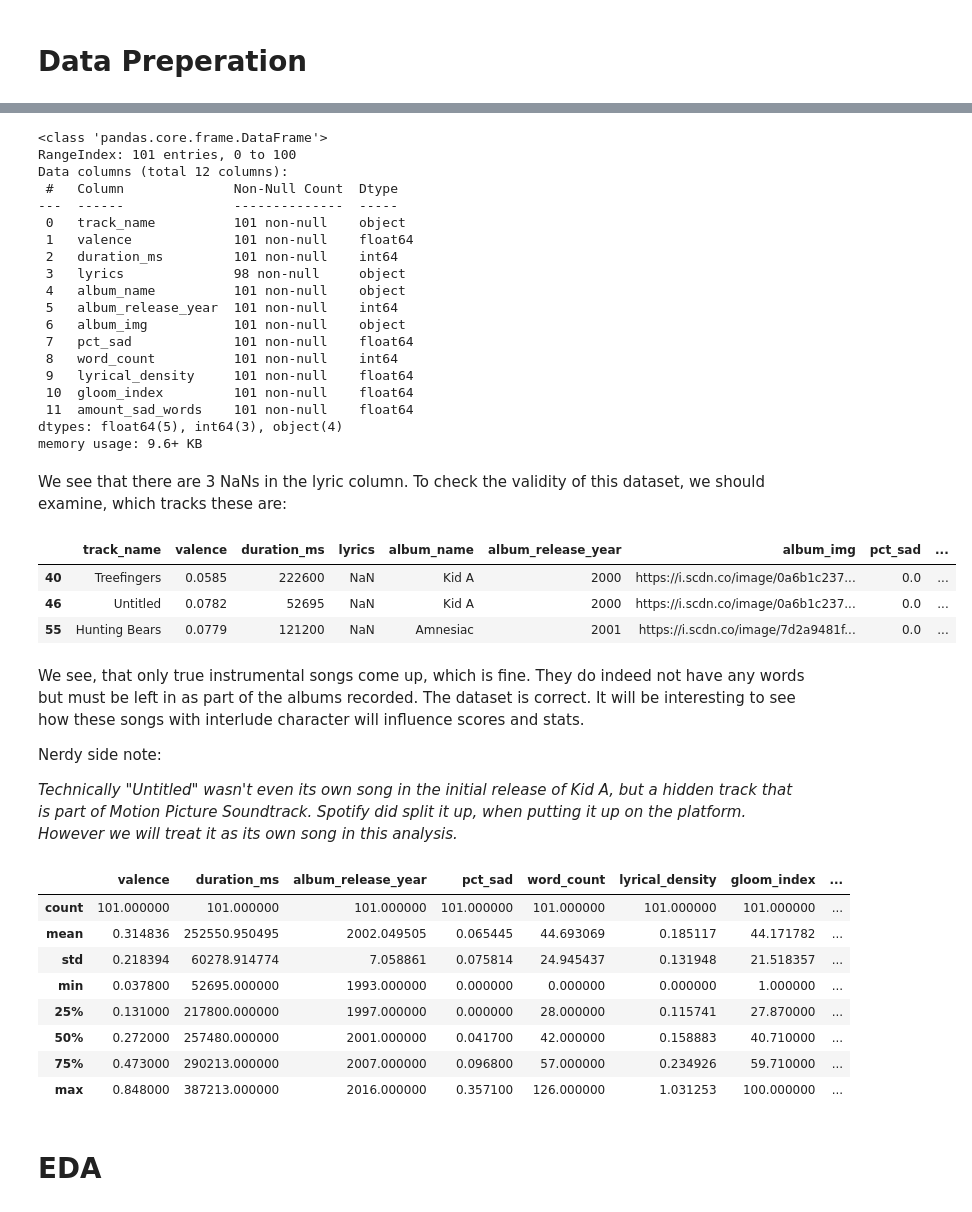
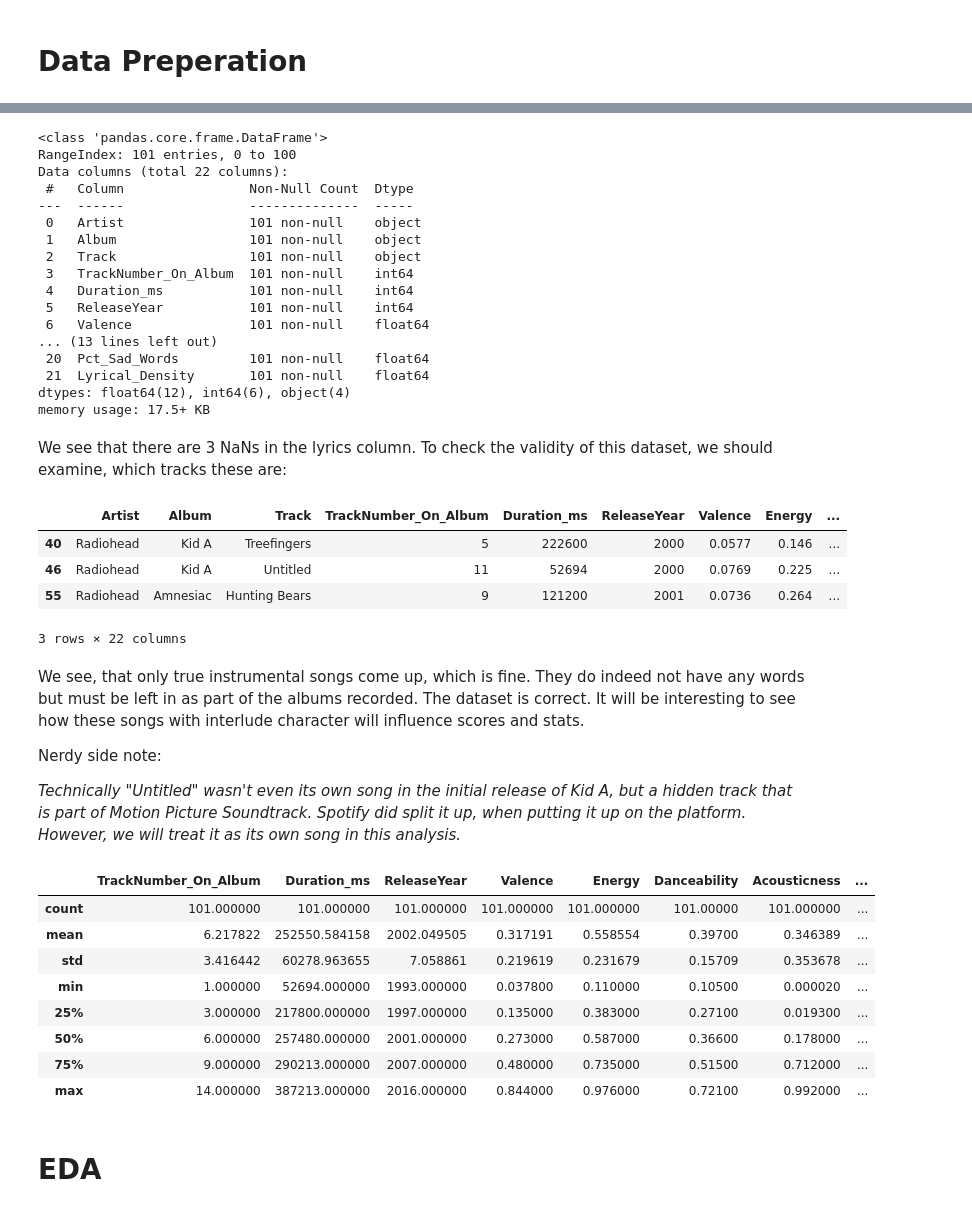
Before and after one commit to TobiasBergerData/The-Radiohead-Project, a Jupyter notebook: Radiohead.ipynb, the cells around one changed output, grey strips where cells are left out. Drawn from its saved outputs; the diff is of its cells as text; code cells hidden in the pictures.

```diff
--- a/Radiohead.ipynb
+++ b/Radiohead.ipynb
@@ -30,11 +28,14 @@ init_notebook_mode(connected=True)
 # %%
 #Loading the data
 
-df_radiohead = pd.read_csv(r'C:\Users\tobia\OneDrive\Desktop\radiohead.csv',
+url = 'https://raw.githubusercontent.com/TobiasBergerData/The-Radiohead-Project/main/radiohead_with_sentiment.csv'
+#url = 'https://raw.githubusercontent.com/TobiasBergerData/The-Radiohead-Project/main/radiohead_with_sentiment_spacy.csv'
+#url = 'https://raw.githubusercontent.com/TobiasBergerData/The-Radiohead-Project/main/radiohead_with_sentiment_gensim.csv'
+#url = 'https://raw.githubusercontent.com/TobiasBergerData/The-Radiohead-Project/main/radiohead_with_sentiment_scikitlearn.csv'
+
+df_radiohead = pd.read_csv( url,
                         sep=',',
                         index_col=False,
                         skipinitialspace=True,
-                        encoding='cp1252')
-
-df_radiohead['amount_sad_words'] = round(df_radiohead['word_count'] * df_radiohead['pct_sad'])
-df_radiohead
+                        encoding='cp1252',
+                        )
@@ -55,57 +42,56 @@ df_radiohead
 # %%
-#Checking the database
+#Checking the data
 
 df_radiohead.info()
 # %% [output]
 <class 'pandas.core.frame.DataFrame'>
 RangeIndex: 101 entries, 0 to 100
-Data columns (total 12 columns):
- #   Column              Non-Null Count  Dtype
----  ------              --------------  -----
- 0   track_name          101 non-null    object
- 1   valence             101 non-null    float64
- 2   duration_ms         101 non-null    int64
- 3   lyrics              98 non-null     object
- 4   album_name          101 non-null    object
- 5   album_release_year  101 non-null    int64
- 6   album_img           101 non-null    object
- 7   pct_sad             101 non-null    float64
- 8   word_count          101 non-null    int64
- 9   lyrical_density     101 non-null    float64
- 10  gloom_index         101 non-null    float64
- 11  amount_sad_words    101 non-null    float64
-dtypes: float64(5), int64(3), object(4)
-memory usage: 9.6+ KB
+Data columns (total 22 columns):
+ #   Column                Non-Null Count  Dtype
+---  ------                --------------  -----
+ 0   Artist                101 non-null    object
+ 1   Album                 101 non-null    object
+ 2   Track                 101 non-null    object
+ 3   TrackNumber_On_Album  101 non-null    int64
+ 4   Duration_ms           101 non-null    int64
+ 5   ReleaseYear           101 non-null    int64
+ 6   Valence               101 non-null    float64
+... (13 lines left out)
+ 20  Pct_Sad_Words         101 non-null    float64
+ 21  Lyrical_Density       101 non-null    float64
+dtypes: float64(12), int64(6), object(4)
+memory usage: 17.5+ KB
 # %% [markdown]
-We see that there are 3 NaNs in the lyric column. To check the validity of this dataset, we should examine, which tracks these are:
+We see that there are 3 NaNs in the lyrics column. To check the validity of this dataset, we should examine, which tracks these are:
 # %%
 #Checking for NaNs
-df_radiohead.loc[df_radiohead.loc[:,'lyrics'].isna()]
+df_radiohead.loc[df_radiohead.loc[:,'Lyrics'].isna()]
 # %% [output]
-|  | track_name | valence | duration_ms | lyrics | album_name | album_release_year | album_img | pct_sad | ... |
-| 40 | Treefingers | 0.0585 | 222600 | NaN | Kid A | 2000 | https://i.scdn.co/image/0a6b1c237... | 0.0 | ... |
-| 46 | Untitled | 0.0782 | 52695 | NaN | Kid A | 2000 | https://i.scdn.co/image/0a6b1c237... | 0.0 | ... |
-| 55 | Hunting Bears | 0.0779 | 121200 | NaN | Amnesiac | 2001 | https://i.scdn.co/image/7d2a9481f... | 0.0 | ... |
+|  | Artist | Album | Track | TrackNumber_On_Album | Duration_ms | ReleaseYear | Valence | Energy | ... |
+| 40 | Radiohead | Kid A | Treefingers | 5 | 222600 | 2000 | 0.0577 | 0.146 | ... |
+| 46 | Radiohead | Kid A | Untitled | 11 | 52694 | 2000 | 0.0769 | 0.225 | ... |
+| 55 | Radiohead | Amnesiac | Hunting Bears | 9 | 121200 | 2001 | 0.0736 | 0.264 | ... |
+3 rows × 22 columns
 # %% [markdown]
 We see, that only true instrumental songs come up, which is fine. They do indeed not have any words but must be left in as part of the albums recorded. The dataset is correct. It will be interesting to see how these songs with interlude character will influence scores and stats.
 
 Nerdy side note:
 
-*Technically "Untitled" wasn't even its own song in the initial release of Kid A, but a hidden track that is part of Motion Picture Soundtrack. Spotify did split it up, when putting it up on the platform. However we will treat it as its own song in this analysis.*
+*Technically "Untitled" wasn't even its own song in the initial release of Kid A, but a hidden track that is part of Motion Picture Soundtrack. Spotify did split it up, when putting it up on the platform. However, we will treat it as its own song in this analysis.*
 # %%
 #Get an overview over the general variables and their distributions
 
 df_radiohead.describe()
 # %% [output]
-|  | valence | duration_ms | album_release_year | pct_sad | word_count | lyrical_density | gloom_index | ... |
-| count | 101.000000 | 101.000000 | 101.000000 | 101.000000 | 101.000000 | 101.000000 | 101.000000 | ... |
-| mean | 0.314836 | 252550.950495 | 2002.049505 | 0.065445 | 44.693069 | 0.185117 | 44.171782 | ... |
-| std | 0.218394 | 60278.914774 | 7.058861 | 0.075814 | 24.945437 | 0.131948 | 21.518357 | ... |
-| min | 0.037800 | 52695.000000 | 1993.000000 | 0.000000 | 0.000000 | 0.000000 | 1.000000 | ... |
-| 25% | 0.131000 | 217800.000000 | 1997.000000 | 0.000000 | 28.000000 | 0.115741 | 27.870000 | ... |
-| 50% | 0.272000 | 257480.000000 | 2001.000000 | 0.041700 | 42.000000 | 0.158883 | 40.710000 | ... |
-| 75% | 0.473000 | 290213.000000 | 2007.000000 | 0.096800 | 57.000000 | 0.234926 | 59.710000 | ... |
-| max | 0.848000 | 387213.000000 | 2016.000000 | 0.357100 | 126.000000 | 1.031253 | 100.000000 | ... |
+|  | TrackNumber_On_Album | Duration_ms | ReleaseYear | Valence | Energy | Danceability | Acousticness | ... |
+| count | 101.000000 | 101.000000 | 101.000000 | 101.000000 | 101.000000 | 101.00000 | 101.000000 | ... |
+| mean | 6.217822 | 252550.584158 | 2002.049505 | 0.317191 | 0.558554 | 0.39700 | 0.346389 | ... |
+| std | 3.416442 | 60278.963655 | 7.058861 | 0.219619 | 0.231679 | 0.15709 | 0.353678 | ... |
+| min | 1.000000 | 52694.000000 | 1993.000000 | 0.037800 | 0.110000 | 0.10500 | 0.000020 | ... |
+| 25% | 3.000000 | 217800.000000 | 1997.000000 | 0.135000 | 0.383000 | 0.27100 | 0.019300 | ... |
+| 50% | 6.000000 | 257480.000000 | 2001.000000 | 0.273000 | 0.587000 | 0.36600 | 0.178000 | ... |
+| 75% | 9.000000 | 290213.000000 | 2007.000000 | 0.480000 | 0.735000 | 0.51500 | 0.712000 | ... |
+| max | 14.000000 | 387213.000000 | 2016.000000 | 0.844000 | 0.976000 | 0.72100 | 0.992000 | ... |
 # %%
 #Converting the duration of the songs to minutes
 
```
Also changed, not shown: parts of 45 cells of this notebook.
